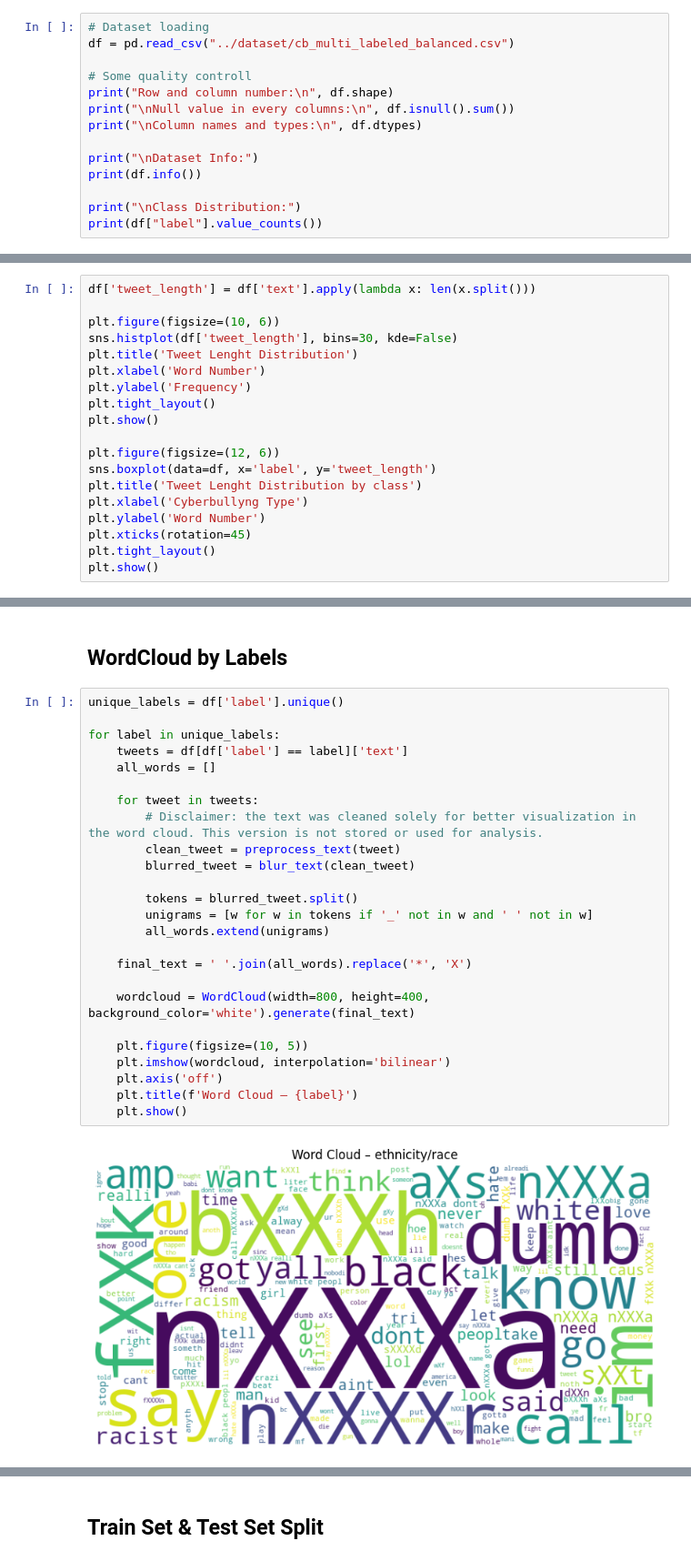
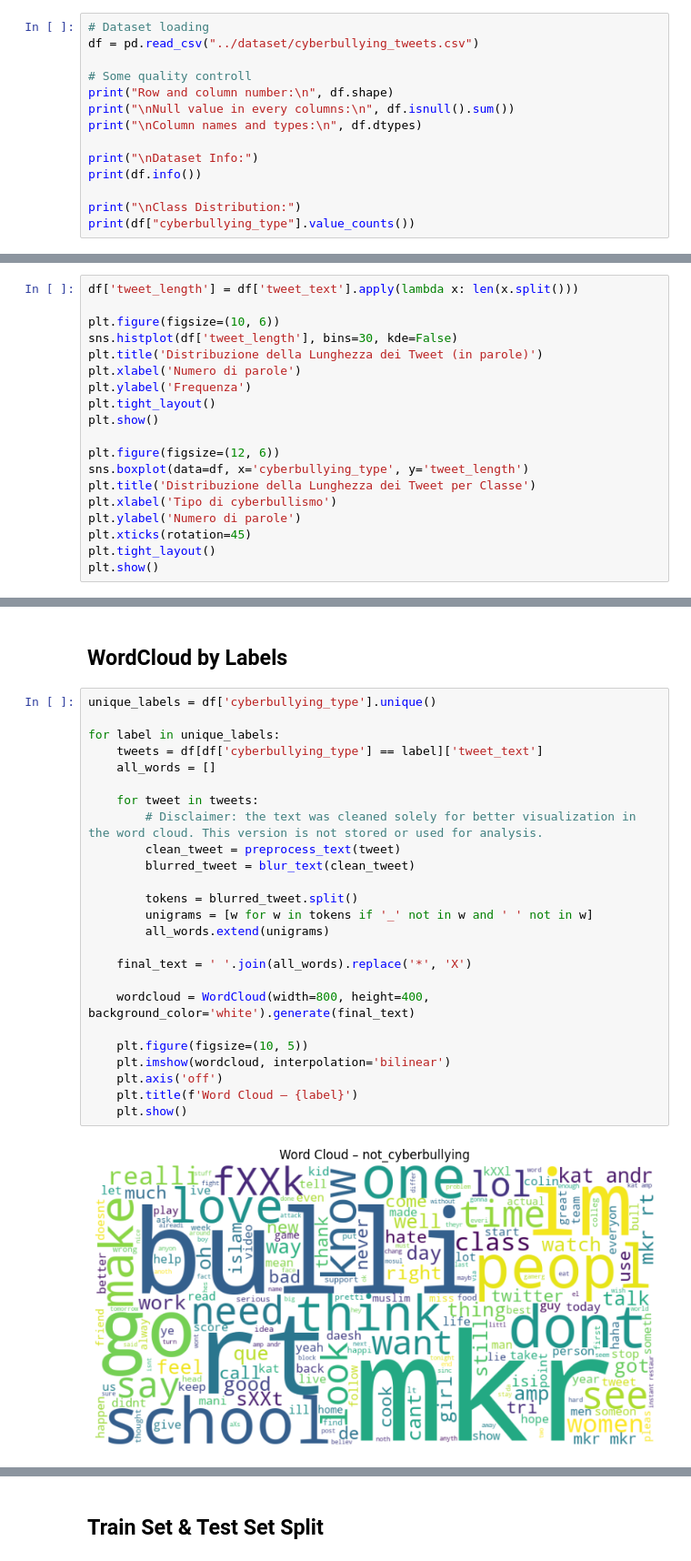
Before and after one commit to msegreto/CyberbullismDetection, a Jupyter notebook: notebook/1_DataVisualization.ipynb, the cells around one changed output, grey strips where cells are left out. Shown at 91% size. Cells and saved outputs as stored; diff of their text form.

Commit message:
Dataset rollback, added losses to model comparison, refactored explainability & class report (binary and multiclass split)

```diff
--- a/notebook/1_DataVisualization.ipynb
+++ b/notebook/1_DataVisualization.ipynb
@@ -17,7 +17,7 @@ from utils.text_preprocessing import preprocess_text
 ## First Look to the Dataset
 # %%
 # Dataset loading
-df = pd.read_csv("../dataset/cb_multi_labeled_balanced.csv")
+df = pd.read_csv("../dataset/cyberbullying_tweets.csv")
 
 # Some quality controll
 print("Row and column number:\n", df.shape)
@@ -28,6 +28,6 @@ print("\nDataset Info:")
 print(df.info())
 
 print("\nClass Distribution:")
-print(df["label"].value_counts())
+print(df["cyberbullying_type"].value_counts())
 # %% [output]
 Row and column number:
@@ -63,21 +63,21 @@ plt.show()
 # %% [markdown]
 ## Text Lenght Plot
 # %%
-df['tweet_length'] = df['text'].apply(lambda x: len(x.split()))
+df['tweet_length'] = df['tweet_text'].apply(lambda x: len(x.split()))
 
 plt.figure(figsize=(10, 6))
 sns.histplot(df['tweet_length'], bins=30, kde=False)
-plt.title('Tweet Lenght Distribution')
-plt.xlabel('Word Number')
-plt.ylabel('Frequency')
+plt.title('Distribuzione della Lunghezza dei Tweet (in parole)')
+plt.xlabel('Numero di parole')
+plt.ylabel('Frequenza')
 plt.tight_layout()
 plt.show()
 
 plt.figure(figsize=(12, 6))
-sns.boxplot(data=df, x='label', y='tweet_length')
-plt.title('Tweet Lenght Distribution by class')
-plt.xlabel('Cyberbullyng Type')
-plt.ylabel('Word Number')
+sns.boxplot(data=df, x='cyberbullying_type', y='tweet_length')
+plt.title('Distribuzione della Lunghezza dei Tweet per Classe')
+plt.xlabel('Tipo di cyberbullismo')
+plt.ylabel('Numero di parole')
 plt.xticks(rotation=45)
 plt.tight_layout()
 plt.show()
@@ -87,29 +87,29 @@ plt.show()
 # %% [markdown]
 ## WordCloud by Labels
 # %%
-unique_labels = df['label'].unique()
+unique_labels = df['cyberbullying_type'].unique()
 
 for label in unique_labels:
-    tweets = df[df['label'] == label]['text']
+    tweets = df[df['cyberbullying_type'] == label]['tweet_text']
     all_words = []
 
     for tweet in tweets:
         # Disclaimer: the text was cleaned solely for better visualization in the word cloud. This version is not stored or used for analysis.
         clean_tweet = preprocess_text(tweet)
         blurred_tweet = blur_text(clean_tweet)
 
         tokens = blurred_tweet.split()
         unigrams = [w for w in tokens if '_' not in w and ' ' not in w]
         all_words.extend(unigrams)
 
     final_text = ' '.join(all_words).replace('*', 'X')
 
     wordcloud = WordCloud(width=800, height=400, background_color='white').generate(final_text)
 
     plt.figure(figsize=(10, 5))
     plt.imshow(wordcloud, interpolation='bilinear')
     plt.axis('off')
     plt.title(f'Word Cloud – {label}')
     plt.show()
 # %% [output]
-[figure, old version]
+[figure, new version]
```
Also changed, not shown: parts of 6 cells of this notebook, 43 other files.
